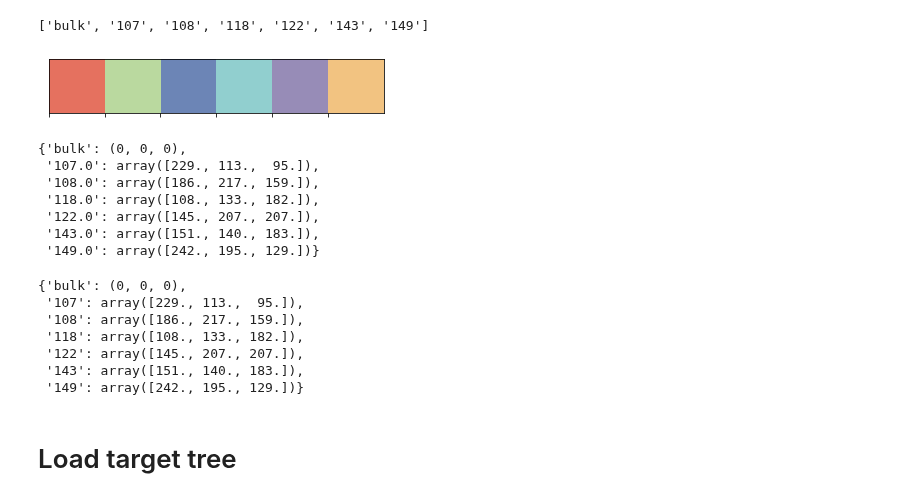
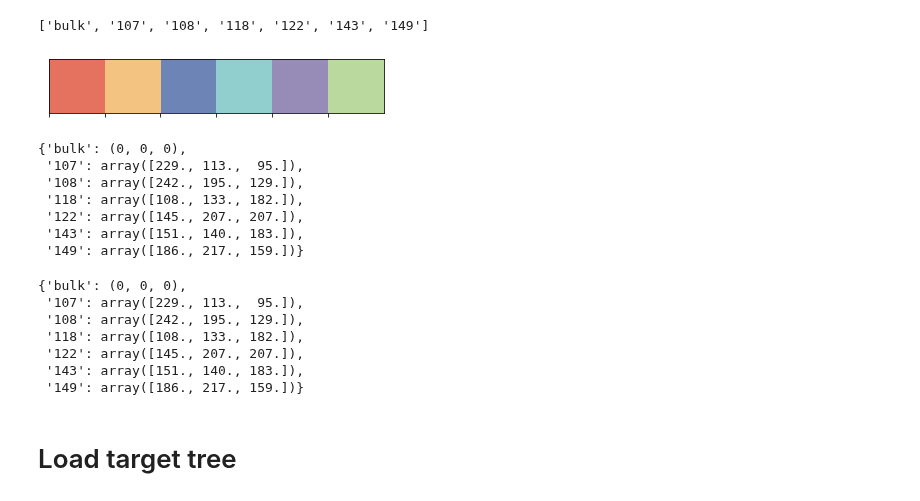
Before and after one commit to cbg-ethz/mt-SCITE, a Jupyter notebook: Notebooks/pretty_tree_plots_YFV2001.ipynb, the cells around one changed output. Cells and saved outputs as stored; diff of their text form; code cells hidden in the pictures.

```diff
--- a/Notebooks/pretty_tree_plots_YFV2001.ipynb
+++ b/Notebooks/pretty_tree_plots_YFV2001.ipynb
@@ -75,10 +75,11 @@ all_clones
 # %% [output]
 ['bulk', '107', '108', '118', '122', '143', '149']
 # %%
-flatui = ['#E5715F', '#BAD99F', '#6C85B6', '#91CFCF', '#978CB7', '#F2C381']
+#flatui = ['#E5715F', '#BAD99F', '#6C85B6', '#91CFCF', '#978CB7', '#F2C381']
+flatui = ['#E5715F', '#F2C381', '#6C85B6', '#91CFCF', '#978CB7', '#BAD99F']
 sns.palplot(sns.color_palette(flatui))
 # %% [output]
-[figure, old version]
+[figure, new version]
 # %%
 colors = sns.color_palette(sns.color_palette(flatui))
 
@@ -95,22 +96,22 @@ clone_color = {
 clone_color
 # %% [output]
 {'bulk': (0, 0, 0),
- '107.0': array([229., 113.,  95.]),
- '108.0': array([186., 217., 159.]),
- '118.0': array([108., 133., 182.]),
- '122.0': array([145., 207., 207.]),
- '143.0': array([151., 140., 183.]),
- '149.0': array([242., 195., 129.])}
+ '107': array([229., 113.,  95.]),
+ '108': array([242., 195., 129.]),
+ '118': array([108., 133., 182.]),
+ '122': array([145., 207., 207.]),
+ '143': array([151., 140., 183.]),
+ '149': array([186., 217., 159.])}
 # %%
 clone_color
 # %% [output]
 {'bulk': (0, 0, 0),
  '107': array([229., 113.,  95.]),
- '108': array([186., 217., 159.]),
+ '108': array([242., 195., 129.]),
  '118': array([108., 133., 182.]),
  '122': array([145., 207., 207.]),
  '143': array([151., 140., 183.]),
- '149': array([242., 195., 129.])}
+ '149': array([186., 217., 159.])}
 # %% [markdown]
 # Load target tree
 # %%
```
Also changed, not shown: parts of 3 cells of this notebook.
